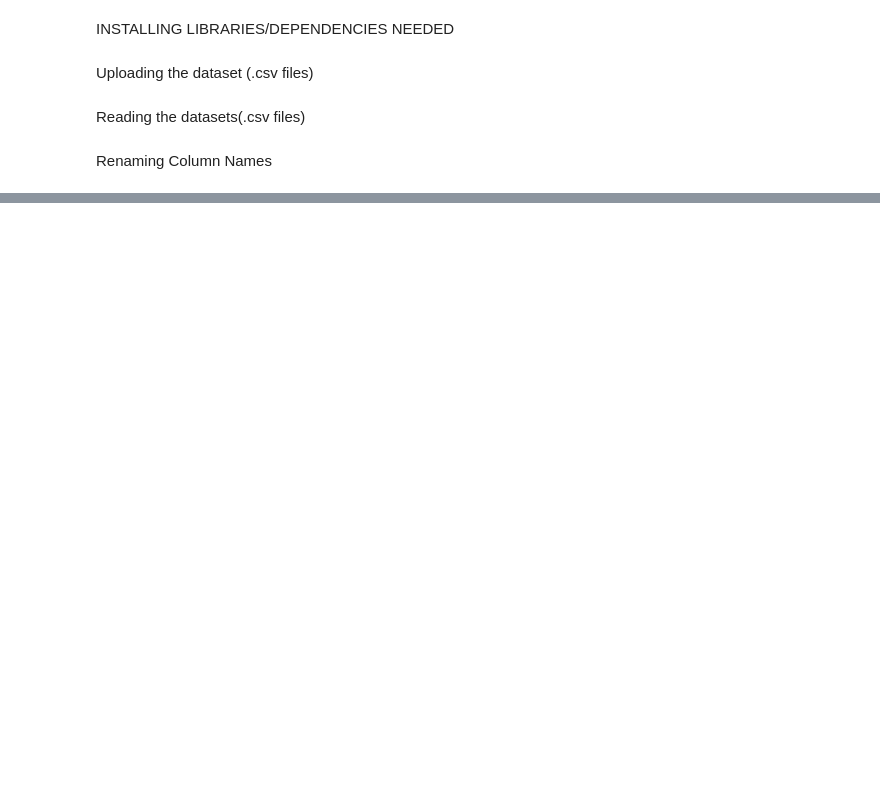
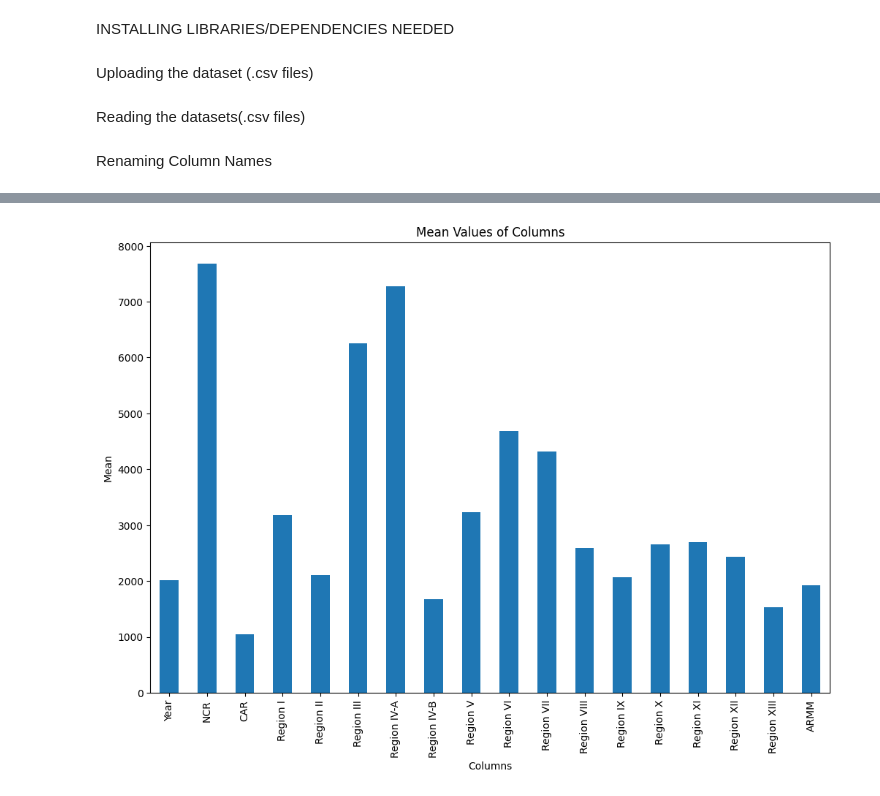
Before and after one commit to KuyaGit/dataanalyticsfinals, a Jupyter notebook: data.ipynb, the cells around one changed output, grey strips where cells are left out. Cells and saved outputs as stored; diff of their text form; code cells hidden in the pictures; blank space fills up the shorter version.

```diff
--- a/data.ipynb
+++ b/data.ipynb
@@ -32,0 +117,16 @@ employeeNumber
+# %%
+# Use describe() to get descriptive statistics for all columns
+description = employeeNumber.describe()
+plt.figure(figsize=(12, 8))
+# Plotting the mean values
+description.loc['mean'].plot(kind='bar')
+
+# Adding labels and title
+plt.xlabel('Columns')
+plt.ylabel('Mean')
+plt.title('Mean Values of Columns')
+
+# Display the plot
+plt.show()
+# %% [output]
+[figure, added]
```
Also changed, not shown: parts of 13 cells of this notebook.
